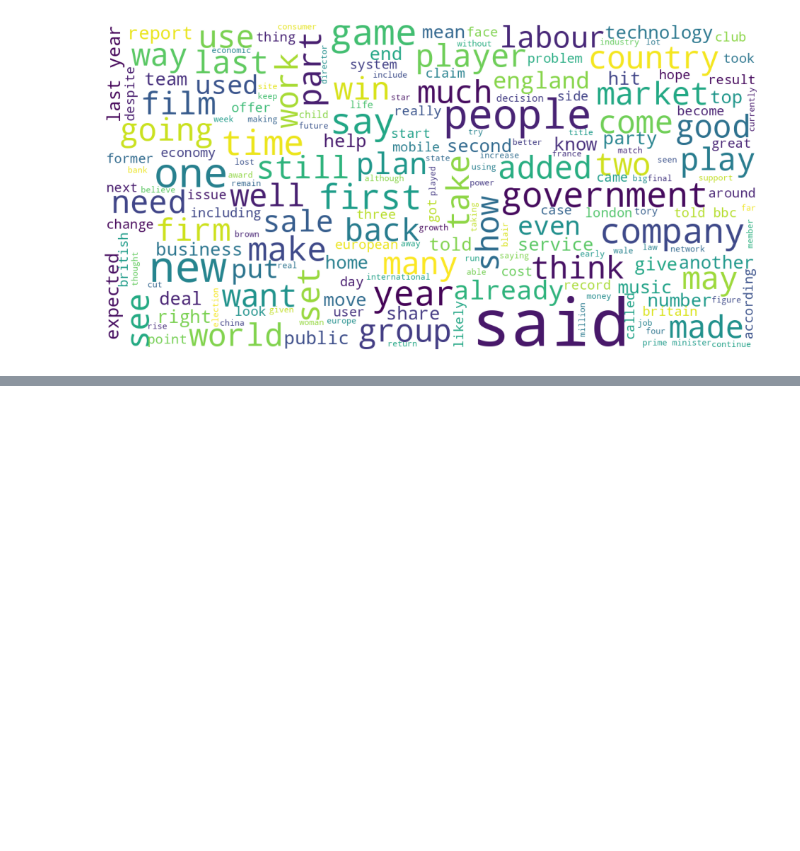
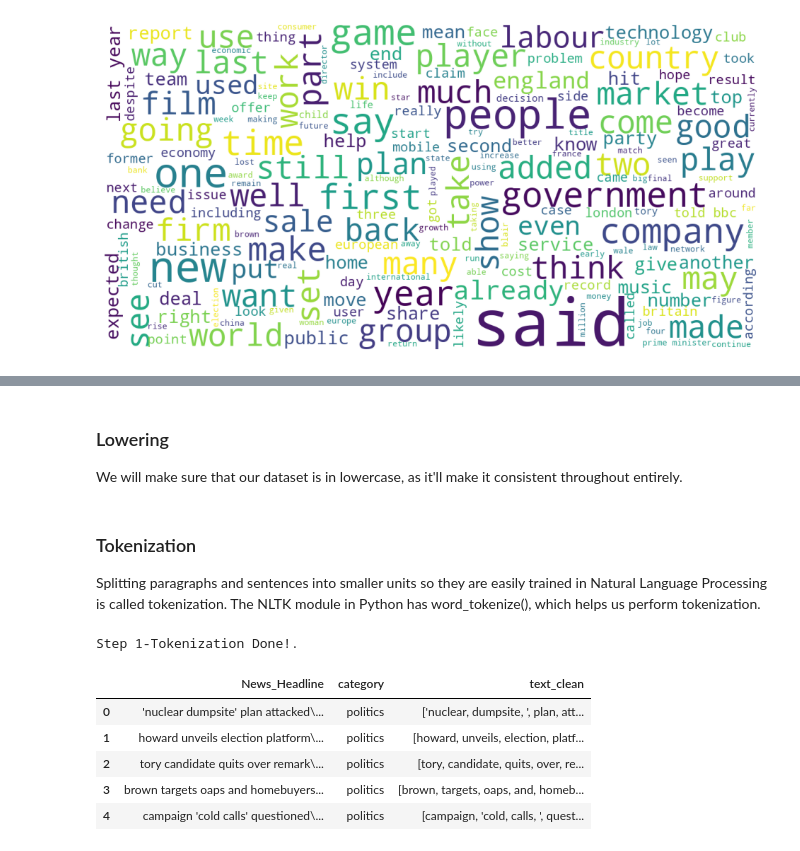
Before and after one commit to IpsitaDas1510/justify, a Jupyter notebook: ml/train.ipynb, the cells around one changed output, grey strips where cells are left out. Drawn from its saved outputs; the diff is of its cells as text; code cells hidden in the pictures; blank space fills up the shorter version.

```diff
--- a/ml/train.ipynb
+++ b/ml/train.ipynb
@@ -311,0 +315,21 @@ plot_wordcloud(bbc_text["News_Headline"])
+# %% [markdown]
+### Lowering
+We will make sure that our dataset is in lowercase, as it'll make it consistent throughout entirely.
+# %%
+bbc_text = bbc_text.apply(lambda x: x.astype(str).str.lower())
+# %% [markdown]
+### Tokenization
+Splitting paragraphs and sentences into smaller units so they are easily trained in Natural Language Processing is called tokenization. The NLTK module in Python has word_tokenize(), which helps us perform tokenization.
+# %%
+# Tokenization
+bbc_text['text_clean'] = bbc_text['News_Headline'].apply(nltk.word_tokenize)
+print('Step 1-Tokenization Done!.')
+bbc_text.head()
+# %% [output]
+Step 1-Tokenization Done!.
+|  | News_Headline | category | text_clean |
+| 0 | 'nuclear dumpsite' plan attacked\... | politics | ['nuclear, dumpsite, ', plan, att... |
+| 1 | howard unveils election platform\... | politics | [howard, unveils, election, platf... |
+| 2 | tory candidate quits over remark\... | politics | [tory, candidate, quits, over, re... |
+| 3 | brown targets oaps and homebuyers... | politics | [brown, targets, oaps, and, homeb... |
+| 4 | campaign 'cold calls' questioned\... | politics | [campaign, 'cold, calls, ', quest... |
```
Also changed, not shown: parts of 3 cells of this notebook, 3 other files.
